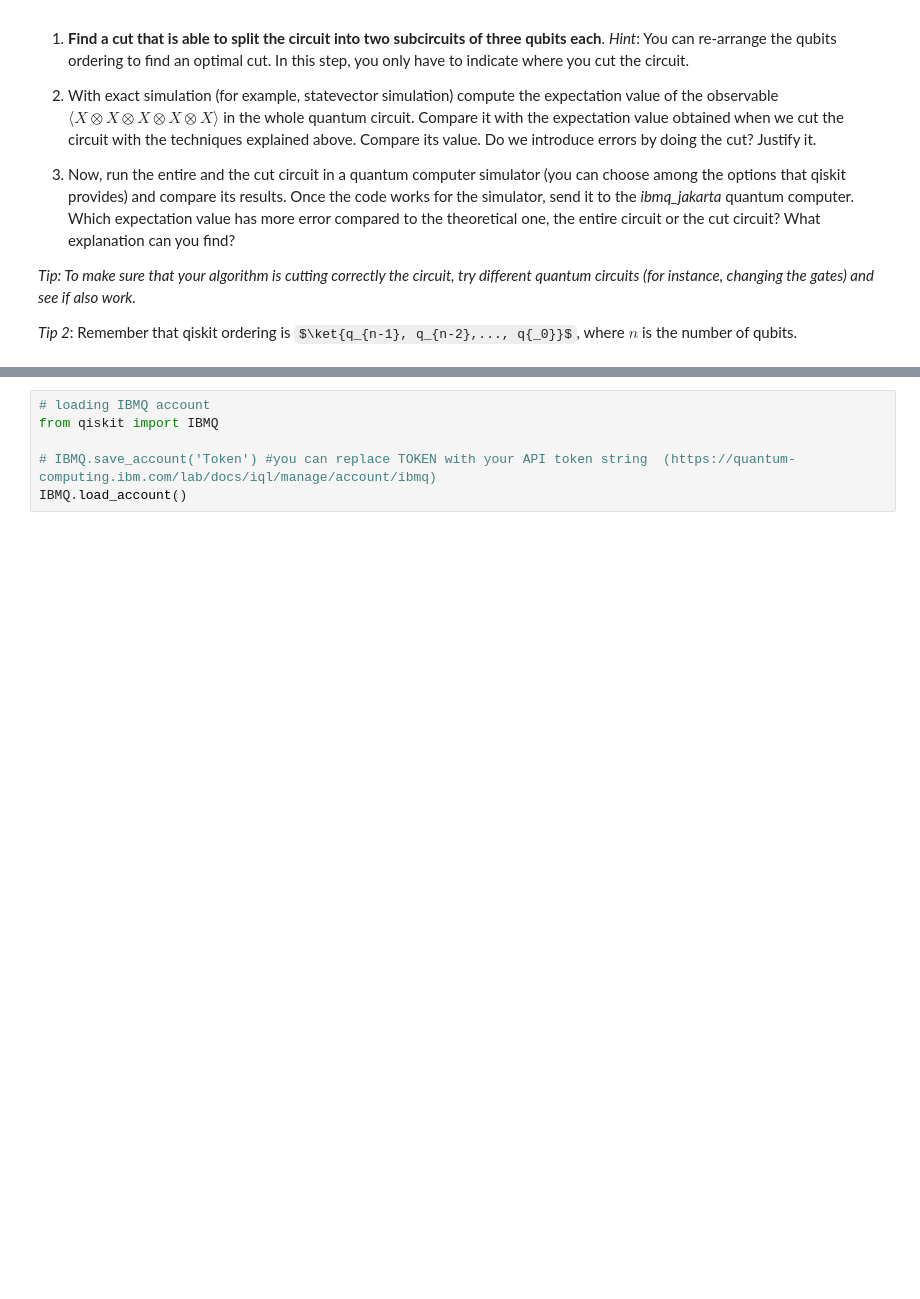
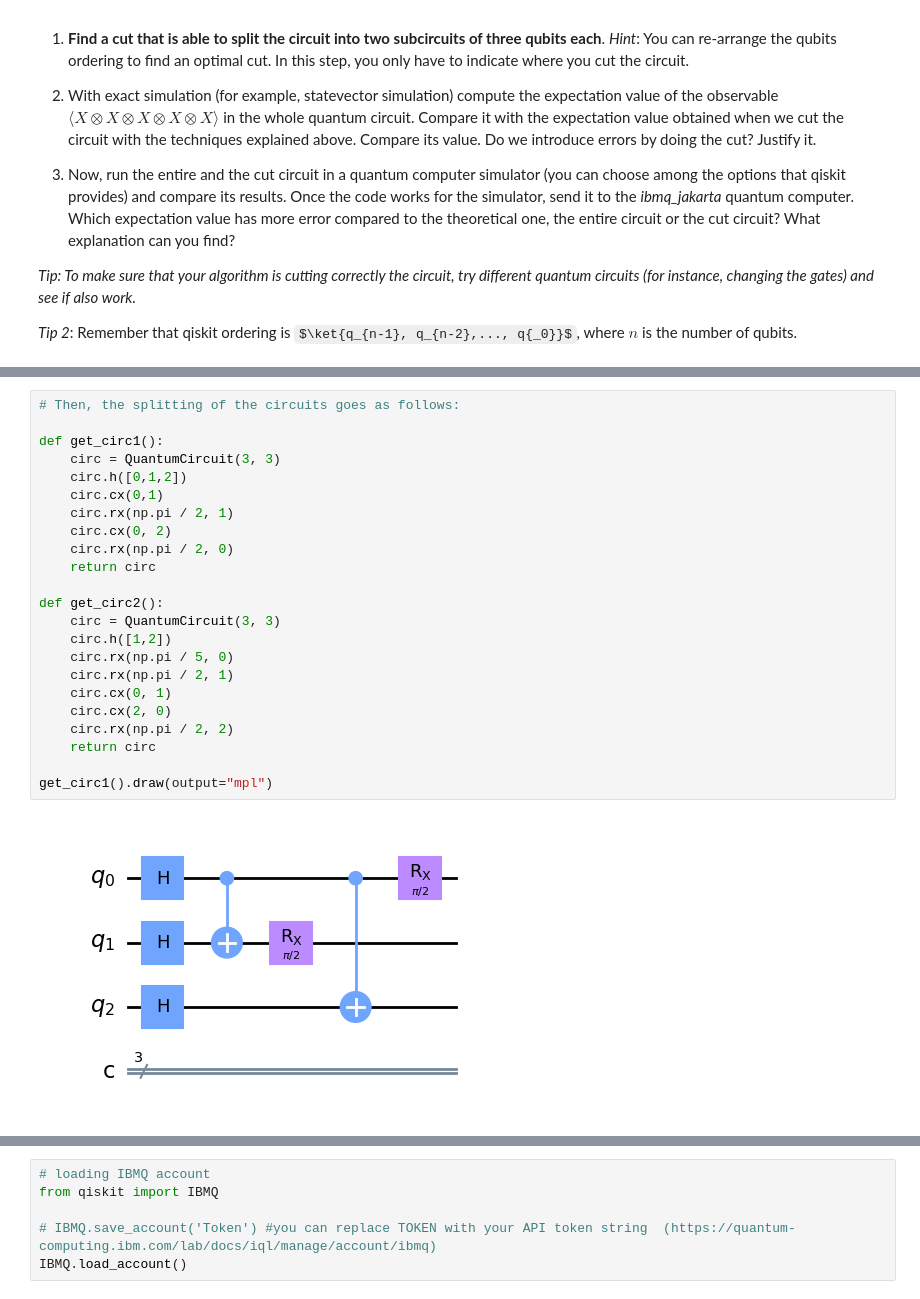
Before and after one commit to QuantumBarcelona/Qiskit-Hackathon-BCN, a Jupyter notebook: Response.ipynb, the cells around one changed output, grey strips where cells are left out. Cells and saved outputs as stored; diff of their text form; some formulas as TeX source; blank space fills up the shorter version.

```diff
--- a/Response.ipynb
+++ b/Response.ipynb
@@ -142,0 +186,25 @@ ModuleNotFoundError: No module named 'qiskit'
+# %%
+# Then, the splitting of the circuits goes as follows:
+
+def get_circ1():
+    circ = QuantumCircuit(3, 3)
+    circ.h([0,1,2])
+    circ.cx(0,1)
+    circ.rx(np.pi / 2, 1)
+    circ.cx(0, 2)
+    circ.rx(np.pi / 2, 0)
+    return circ
+
+def get_circ2():
+    circ = QuantumCircuit(3, 3)
+    circ.h([1,2])
+    circ.rx(np.pi / 5, 0)
+    circ.rx(np.pi / 2, 1)
+    circ.cx(0, 1)
+    circ.cx(2, 0)
+    circ.rx(np.pi / 2, 2)
+    return circ
+
+get_circ1().draw(output="mpl")
+# %% [output]
+[figure, added]
```
Also changed, not shown: parts of 4 cells of this notebook.
